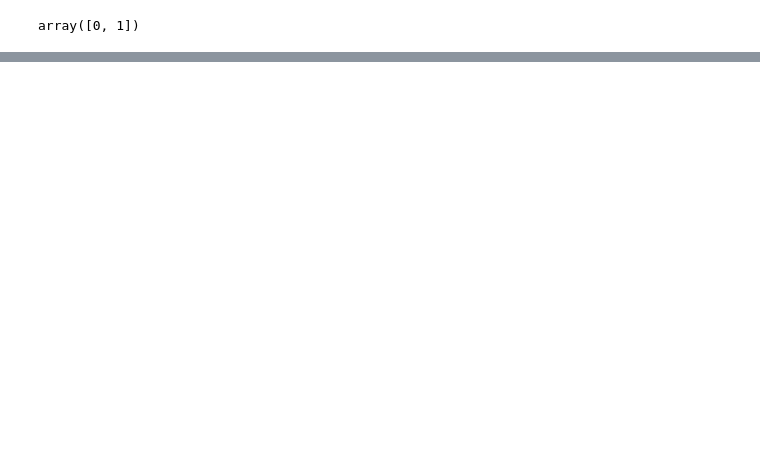
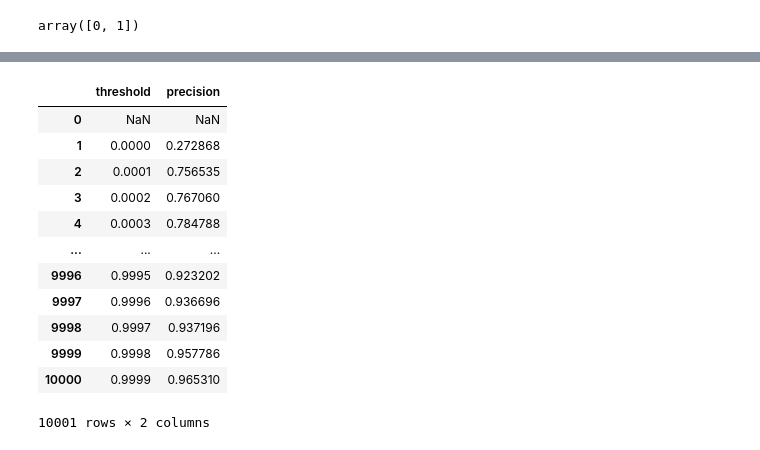
Before and after one commit to sahilshah8141/steel-defect-detection, a Jupyter notebook: notebooks/steel_defect_detection_train.ipynb, the cells around one changed output, grey strips where cells are left out. Cells and saved outputs as stored; diff of their text form; code cells hidden in the pictures; blank space fills up the shorter version.

```diff
--- a/notebooks/steel_defect_detection_train.ipynb
+++ b/notebooks/steel_defect_detection_train.ipynb
@@ -68,7 +68,7 @@ xla_global_id: 416903419
 ]
 # %%
 if running_env == "colab":
-  train_df = pd.read_csv('/content/drive/MyDrive/steel-defect-detection/input/train.csv')
+  train_df = pd.read_csv('/content/drive/MyDrive/steel-defect-detection-drive/input/train.csv')
 else:
   train_df = pd.read_csv('input/train.csv')
 
@@ -357,5 +354,3 @@ model = load_model(data_dir+'model/inceptionv4.h5')
-# %%
-pred = model.predict_generator(test_generator)
 # %%
 pred
 # %% [output]
@@ -457,0 +450,42 @@ array([[5.2663969e-15, 0.0000000e+00, 1.0000000e+00, 0.0000000e+00],
+# %%
+import numpy as np
+from sklearn.metrics import precision_score
+import pandas as pd
+
+thresholds = np.arange(0, 1, 0.0001)
+num_classes = 4
+
+def macro_precision(y_true, y_pred):
+    prec_dict = {'threshold':[None], 'precision':[None]}
+    df = pd.DataFrame(prec_dict)
+
+    for thres in list(thresholds):
+      precision = 0
+
+      for class_ in list(range(num_classes)):
+          temp_y_pred = np.where(y_pred[:, class_]>thres, 1, 0)
+          temp_precision = precision_score(y_true[:, class_], temp_y_pred)
+          precision += temp_precision
+
+      precision /= num_classes
+      df2 = {'threshold':thres, 'precision':precision}
+      df = df.append(df2, ignore_index = True)
+
+    return df
+
+prec_df = macro_precision(y_true, pred)
+prec_df
+# %% [output]
+|  | threshold | precision |
+| 0 | NaN | NaN |
+| 1 | 0.0000 | 0.272868 |
+| 2 | 0.0001 | 0.756535 |
+| 3 | 0.0002 | 0.767060 |
+| 4 | 0.0003 | 0.784788 |
+| ... | ... | ... |
+| 9996 | 0.9995 | 0.923202 |
+| 9997 | 0.9996 | 0.936696 |
+| 9998 | 0.9997 | 0.937196 |
+| 9999 | 0.9998 | 0.957786 |
+| 10000 | 0.9999 | 0.965310 |
+10001 rows × 2 columns
```
Also changed, not shown: parts of 31 cells of this notebook, 16 other files.
